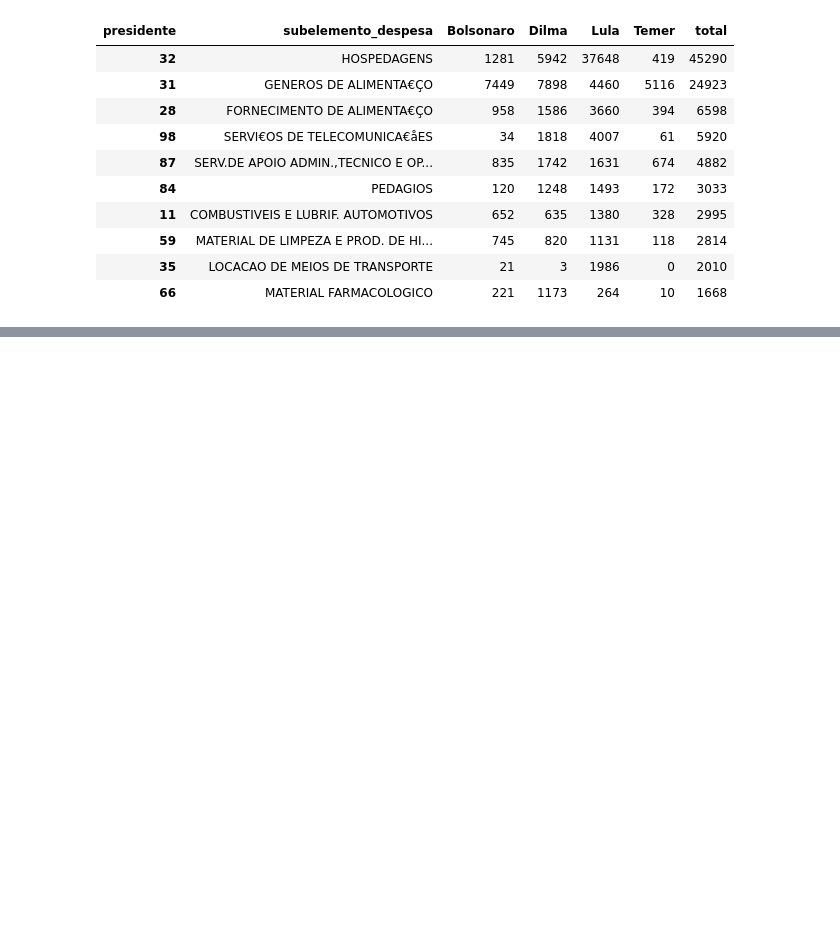
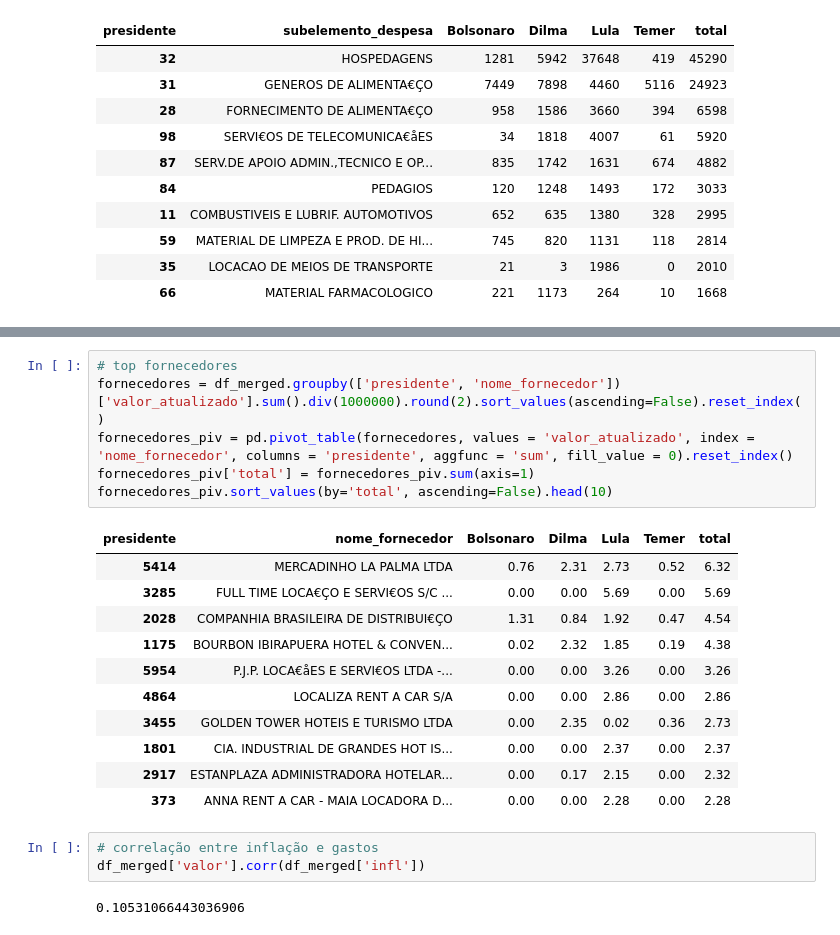
Before and after one commit to felipereis150/gastos_presidenciais, a Jupyter notebook: main.ipynb, the cells around one changed output, grey strips where cells are left out. Saved outputs shown, nothing was run; the diff lists cells and outputs as text; blank space fills up the shorter version.

```diff
--- a/main.ipynb
+++ b/main.ipynb
@@ -188,0 +226,23 @@ despesa_prF_piv.sort_values(by='total', ascending=False).head(10)
+# %%
+# top fornecedores
+fornecedores = df_merged.groupby(['presidente', 'nome_fornecedor'])['valor_atualizado'].sum().div(1000000).round(2).sort_values(ascending=False).reset_index()
+fornecedores_piv = pd.pivot_table(fornecedores, values = 'valor_atualizado', index = 'nome_fornecedor', columns = 'presidente', aggfunc = 'sum', fill_value = 0).reset_index()
+fornecedores_piv['total'] = fornecedores_piv.sum(axis=1)
+fornecedores_piv.sort_values(by='total', ascending=False).head(10)
+# %% [output]
+| presidente | nome_fornecedor | Bolsonaro | Dilma | Lula | Temer | total |
+| 5414 | MERCADINHO LA PALMA LTDA | 0.76 | 2.31 | 2.73 | 0.52 | 6.32 |
+| 3285 | FULL TIME LOCA€ÇO E SERVI€OS S/C ... | 0.00 | 0.00 | 5.69 | 0.00 | 5.69 |
+| 2028 | COMPANHIA BRASILEIRA DE DISTRIBUI€ÇO | 1.31 | 0.84 | 1.92 | 0.47 | 4.54 |
+| 1175 | BOURBON IBIRAPUERA HOTEL & CONVEN... | 0.02 | 2.32 | 1.85 | 0.19 | 4.38 |
+| 5954 | P.J.P. LOCA€åES E SERVI€OS LTDA -... | 0.00 | 0.00 | 3.26 | 0.00 | 3.26 |
+| 4864 | LOCALIZA RENT A CAR S/A | 0.00 | 0.00 | 2.86 | 0.00 | 2.86 |
+| 3455 | GOLDEN TOWER HOTEIS E TURISMO LTDA | 0.00 | 2.35 | 0.02 | 0.36 | 2.73 |
+| 1801 | CIA. INDUSTRIAL DE GRANDES HOT IS... | 0.00 | 0.00 | 2.37 | 0.00 | 2.37 |
+| 2917 | ESTANPLAZA ADMINISTRADORA HOTELAR... | 0.00 | 0.17 | 2.15 | 0.00 | 2.32 |
+| 373 | ANNA RENT A CAR - MAIA LOCADORA D... | 0.00 | 0.00 | 2.28 | 0.00 | 2.28 |
+# %%
+# correlação entre inflação e gastos
+df_merged['valor'].corr(df_merged['infl'])
+# %% [output]
+0.10531066443036906
```
Also changed, not shown: parts of 4 cells of this notebook.
